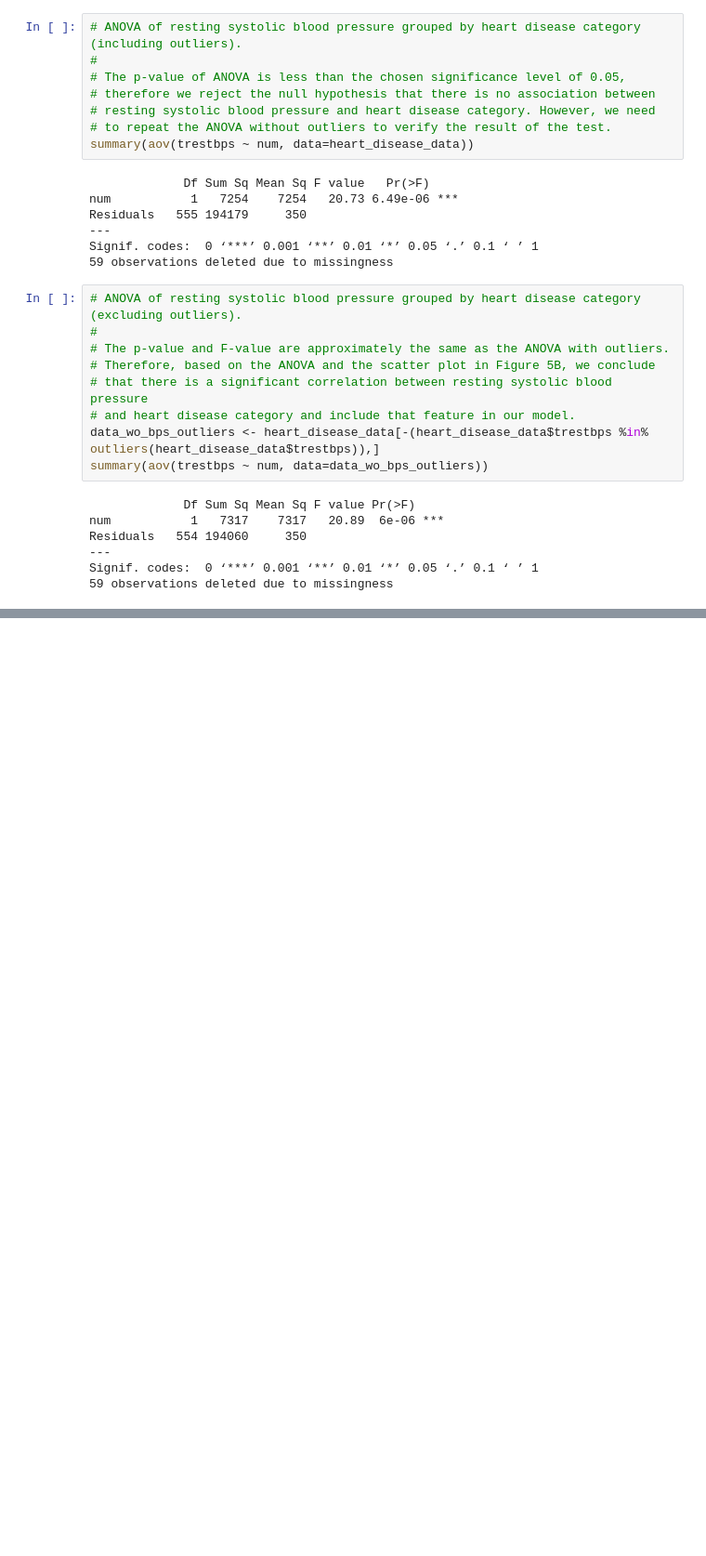
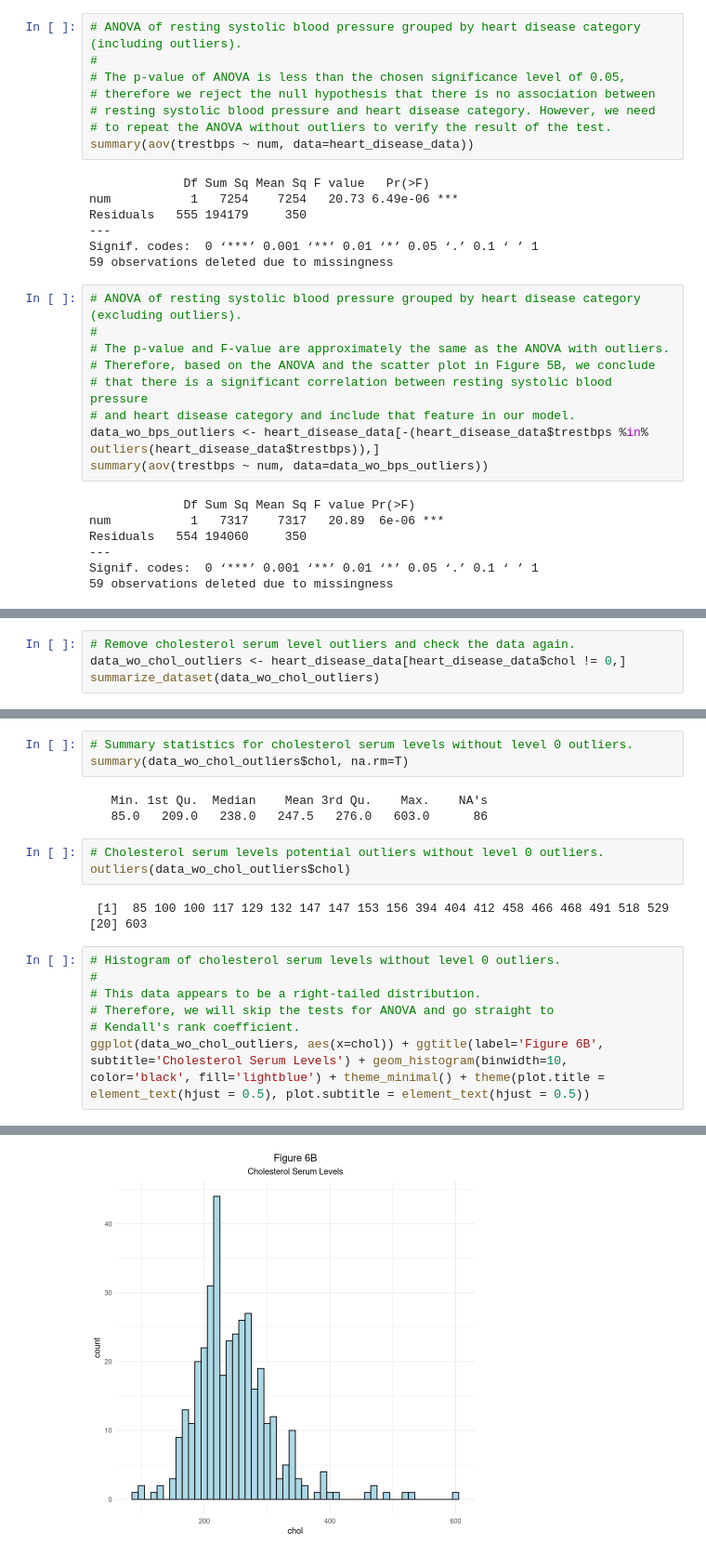
Before and after one commit to jerradmgenson/qdaim-proto, a Jupyter notebook: src/notebooks/dataset_analysis.ipynb, the cells around one changed output, grey strips where cells are left out. Shown at 93% size. Saved outputs shown, nothing was run; the diff lists cells and outputs as text; blank space fills up the shorter version.

```diff
--- a/src/notebooks/dataset_analysis.ipynb
+++ b/src/notebooks/dataset_analysis.ipynb
@@ -692,0 +717,4 @@ Signif. codes:  0 ‘***’ 0.001 ‘**’ 0.01 ‘*’ 0.05 ‘.’ 0.1 ‘ ’
+# %%
+# Remove cholesterol serum level outliers and check the data again.
+data_wo_chol_outliers <- heart_disease_data[heart_disease_data$chol != 0,]
+summarize_dataset(data_wo_chol_outliers)
@@ -692,0 +740,20 @@ Signif. codes:  0 ‘***’ 0.001 ‘**’ 0.01 ‘*’ 0.05 ‘.’ 0.1 ‘ ’
+# %%
+# Summary statistics for cholesterol serum levels without level 0 outliers.
+summary(data_wo_chol_outliers$chol, na.rm=T)
+# %% [output]
+   Min. 1st Qu.  Median    Mean 3rd Qu.    Max.    NA's
+   85.0   209.0   238.0   247.5   276.0   603.0      86
+# %%
+# Cholesterol serum levels potential outliers without level 0 outliers.
+outliers(data_wo_chol_outliers$chol)
+# %% [output]
+ [1]  85 100 100 117 129 132 147 147 153 156 394 404 412 458 466 468 491 518 529
+[20] 603
+# %%
+# Histogram of cholesterol serum levels without level 0 outliers.
+#
+# This data appears to be a right-tailed distribution.
+# Therefore, we will skip the tests for ANOVA and go straight to
+# Kendall's rank coefficient.
+ggplot(data_wo_chol_outliers, aes(x=chol)) + ggtitle(label='Figure 6B', subtitle='Cholesterol Serum Levels') + geom_histogram(binwidth=10, color='black', fill='lightblue') + theme_minimal() + theme(plot.title = element_text(hjust = 0.5), plot.subtitle = element_text(hjust = 0.5))
+# %% [output]
@@ -692,0 +762 @@ Signif. codes:  0 ‘***’ 0.001 ‘**’ 0.01 ‘*’ 0.05 ‘.’ 0.1 ‘ ’
+[figure, added]
```
Also changed, not shown: parts of 14 cells of this notebook.
